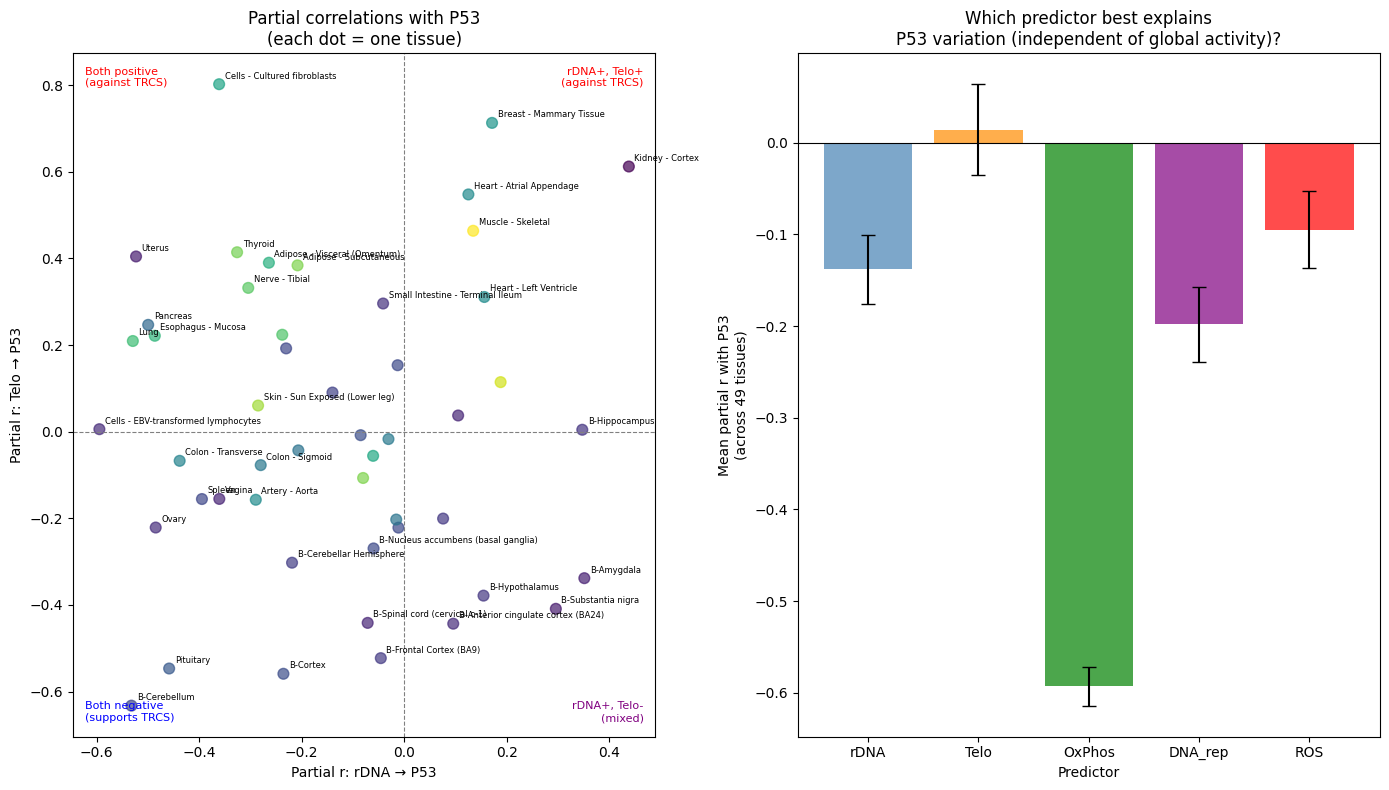
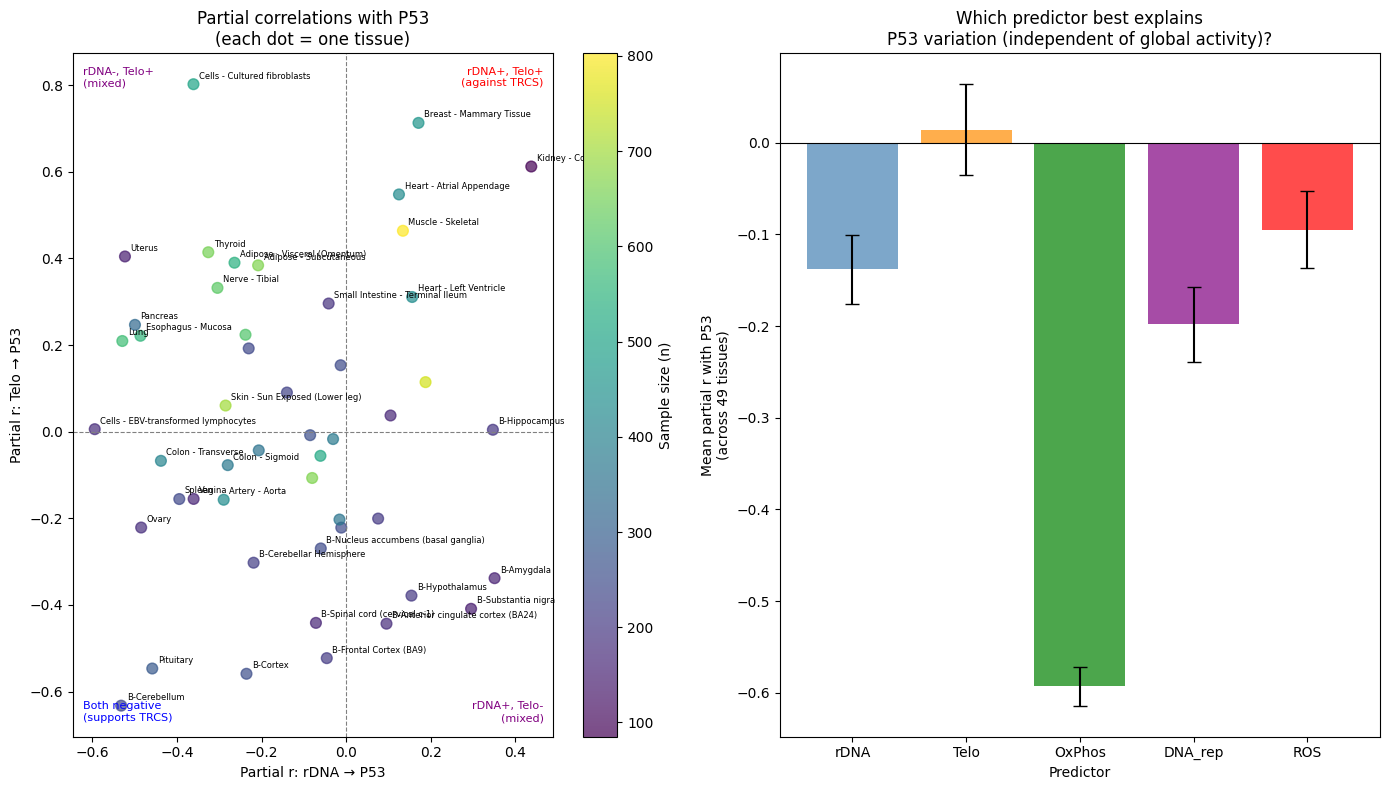
The change to this notebook cell's code, shown as a diff; its figure went from the first image to the second:
--- before
+++ after
@@ -1,7 +1,9 @@
+print(partial_df)
+# print(partial_df['r_Telo_P53'])
 fig, axes = plt.subplots(1, 2, figsize=(14, 8))
 
 # Left panel: partial r with P53 for rDNA and Telo, one dot per tissue
 ax = axes[0]
-ax.scatter(
+sc = ax.scatter(
     partial_df['r_rDNA_P53'],
     partial_df['r_Telo_P53'],
@@ -11,4 +13,5 @@
     s=60
 )
+plt.colorbar(sc, ax=ax, label='Sample size (n)')
 ax.axhline(0, color='gray', linestyle='--', linewidth=0.8)
 ax.axvline(0, color='gray', linestyle='--', linewidth=0.8)
@@ -18,6 +21,6 @@
 
 # Annotate quadrants
-ax.text(0.02, 0.98, 'Both positive\n(against TRCS)', transform=ax.transAxes,
-        va='top', fontsize=8, color='red')
+ax.text(0.02, 0.98, 'rDNA-, Telo+\n(mixed)', transform=ax.transAxes,
+        va='top', fontsize=8, color='purple')
 ax.text(0.98, 0.98, 'rDNA+, Telo+\n(against TRCS)', transform=ax.transAxes,
         va='top', ha='right', fontsize=8, color='red')

Commit: Fixed figure 5